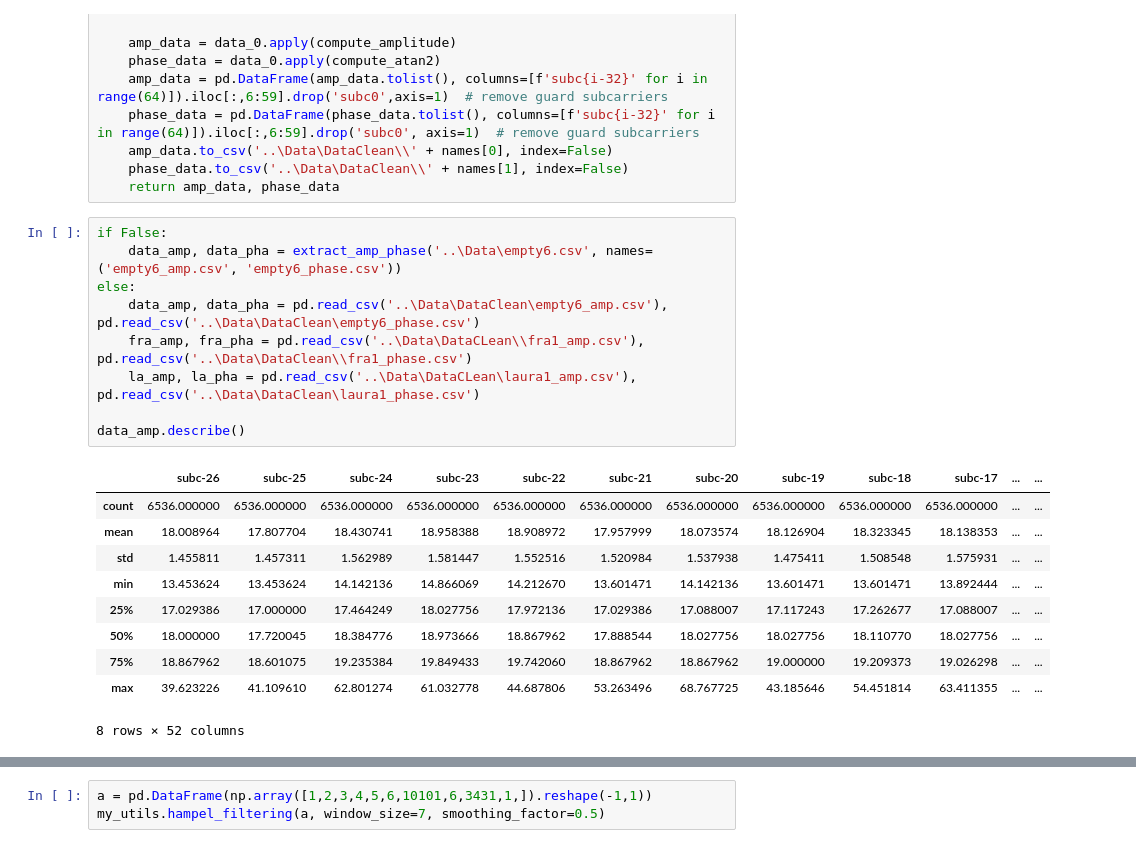
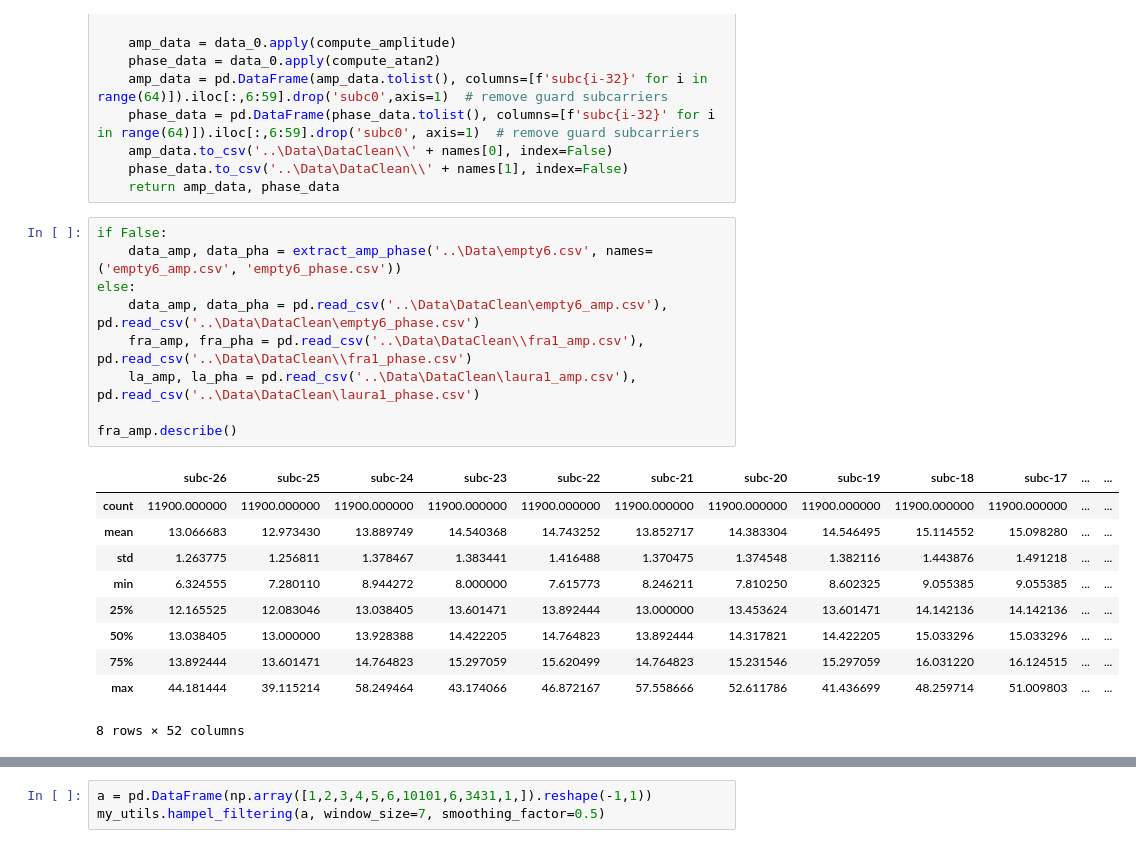
Before and after one commit to Paco-Danes/Thesis, a Jupyter notebook: Code/cleaningAndPlots.ipynb, the cells around one changed output, grey strips where cells are left out. Cells and saved outputs as stored; diff of their text form.

```diff
--- a/Code/cleaningAndPlots.ipynb
+++ b/Code/cleaningAndPlots.ipynb
@@ -51,21 +51,21 @@ def extract_amp_phase(path, names = ('amp_no_name.csv', 'phase_no_name.csv')):
 # %%
 if False:
     data_amp, data_pha = extract_amp_phase('..\Data\empty6.csv', names=('empty6_amp.csv', 'empty6_phase.csv'))
 else:
     data_amp, data_pha = pd.read_csv('..\Data\DataClean\empty6_amp.csv'), pd.read_csv('..\Data\DataClean\empty6_phase.csv')
-    fra_amp, fra_pha = pd.read_csv('..\Data\DataCLean\\fra1_amp.csv'), pd.read_csv('..\Data\DataClean\\fra1_phase.csv')
-    la_amp, la_pha = pd.read_csv('..\Data\DataCLean\laura1_amp.csv'), pd.read_csv('..\Data\DataClean\laura1_phase.csv')
+    fra_amp, fra_pha = pd.read_csv('..\Data\DataClean\\fra1_amp.csv'), pd.read_csv('..\Data\DataClean\\fra1_phase.csv')
+    la_amp, la_pha = pd.read_csv('..\Data\DataClean\laura1_amp.csv'), pd.read_csv('..\Data\DataClean\laura1_phase.csv')
 
-data_amp.describe()
+fra_amp.describe()
 # %% [output]
 |  | subc-26 | subc-25 | subc-24 | subc-23 | subc-22 | subc-21 | subc-20 | subc-19 | subc-18 | subc-17 | ... | ... |
-| count | 6536.000000 | 6536.000000 | 6536.000000 | 6536.000000 | 6536.000000 | 6536.000000 | 6536.000000 | 6536.000000 | 6536.000000 | 6536.000000 | ... | ... |
-| mean | 18.008964 | 17.807704 | 18.430741 | 18.958388 | 18.908972 | 17.957999 | 18.073574 | 18.126904 | 18.323345 | 18.138353 | ... | ... |
-| std | 1.455811 | 1.457311 | 1.562989 | 1.581447 | 1.552516 | 1.520984 | 1.537938 | 1.475411 | 1.508548 | 1.575931 | ... | ... |
-| min | 13.453624 | 13.453624 | 14.142136 | 14.866069 | 14.212670 | 13.601471 | 14.142136 | 13.601471 | 13.601471 | 13.892444 | ... | ... |
-| 25% | 17.029386 | 17.000000 | 17.464249 | 18.027756 | 17.972136 | 17.029386 | 17.088007 | 17.117243 | 17.262677 | 17.088007 | ... | ... |
-| 50% | 18.000000 | 17.720045 | 18.384776 | 18.973666 | 18.867962 | 17.888544 | 18.027756 | 18.027756 | 18.110770 | 18.027756 | ... | ... |
-| 75% | 18.867962 | 18.601075 | 19.235384 | 19.849433 | 19.742060 | 18.867962 | 18.867962 | 19.000000 | 19.209373 | 19.026298 | ... | ... |
-| max | 39.623226 | 41.109610 | 62.801274 | 61.032778 | 44.687806 | 53.263496 | 68.767725 | 43.185646 | 54.451814 | 63.411355 | ... | ... |
+| count | 11900.000000 | 11900.000000 | 11900.000000 | 11900.000000 | 11900.000000 | 11900.000000 | 11900.000000 | 11900.000000 | 11900.000000 | 11900.000000 | ... | ... |
+| mean | 13.066683 | 12.973430 | 13.889749 | 14.540368 | 14.743252 | 13.852717 | 14.383304 | 14.546495 | 15.114552 | 15.098280 | ... | ... |
+| std | 1.263775 | 1.256811 | 1.378467 | 1.383441 | 1.416488 | 1.370475 | 1.374548 | 1.382116 | 1.443876 | 1.491218 | ... | ... |
+| min | 6.324555 | 7.280110 | 8.944272 | 8.000000 | 7.615773 | 8.246211 | 7.810250 | 8.602325 | 9.055385 | 9.055385 | ... | ... |
+| 25% | 12.165525 | 12.083046 | 13.038405 | 13.601471 | 13.892444 | 13.000000 | 13.453624 | 13.601471 | 14.142136 | 14.142136 | ... | ... |
+| 50% | 13.038405 | 13.000000 | 13.928388 | 14.422205 | 14.764823 | 13.892444 | 14.317821 | 14.422205 | 15.033296 | 15.033296 | ... | ... |
+| 75% | 13.892444 | 13.601471 | 14.764823 | 15.297059 | 15.620499 | 14.764823 | 15.231546 | 15.297059 | 16.031220 | 16.124515 | ... | ... |
+| max | 44.181444 | 39.115214 | 58.249464 | 43.174066 | 46.872167 | 57.558666 | 52.611786 | 41.436699 | 48.259714 | 51.009803 | ... | ... |
 8 rows × 52 columns
 # %%
```
Also changed, not shown: parts of 1 cell of this notebook, 1 other file.
